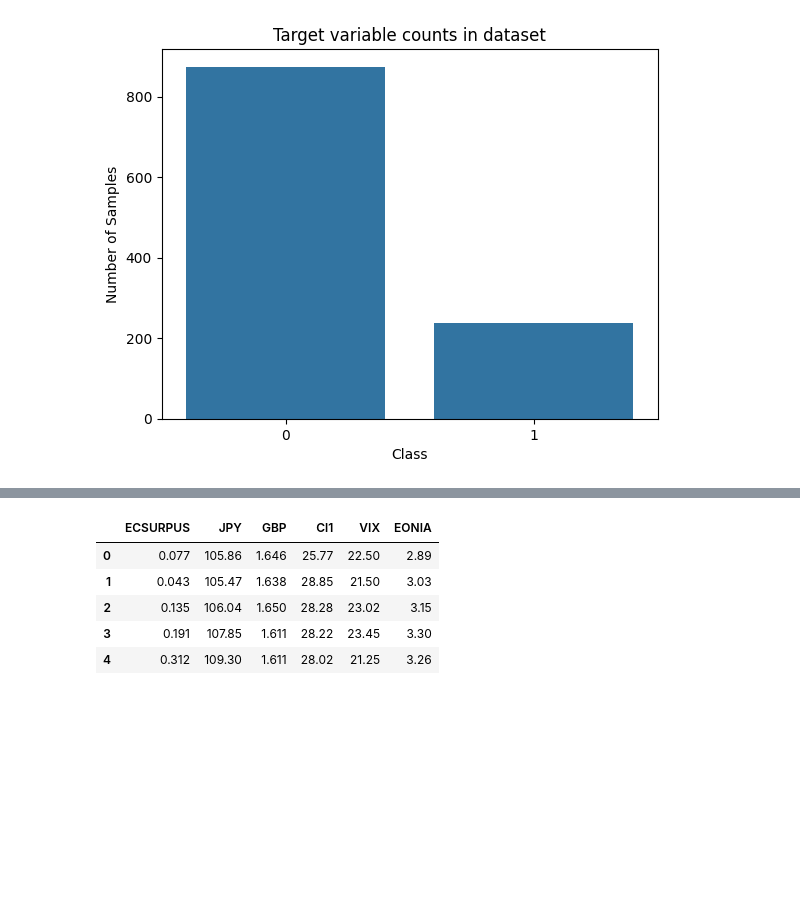
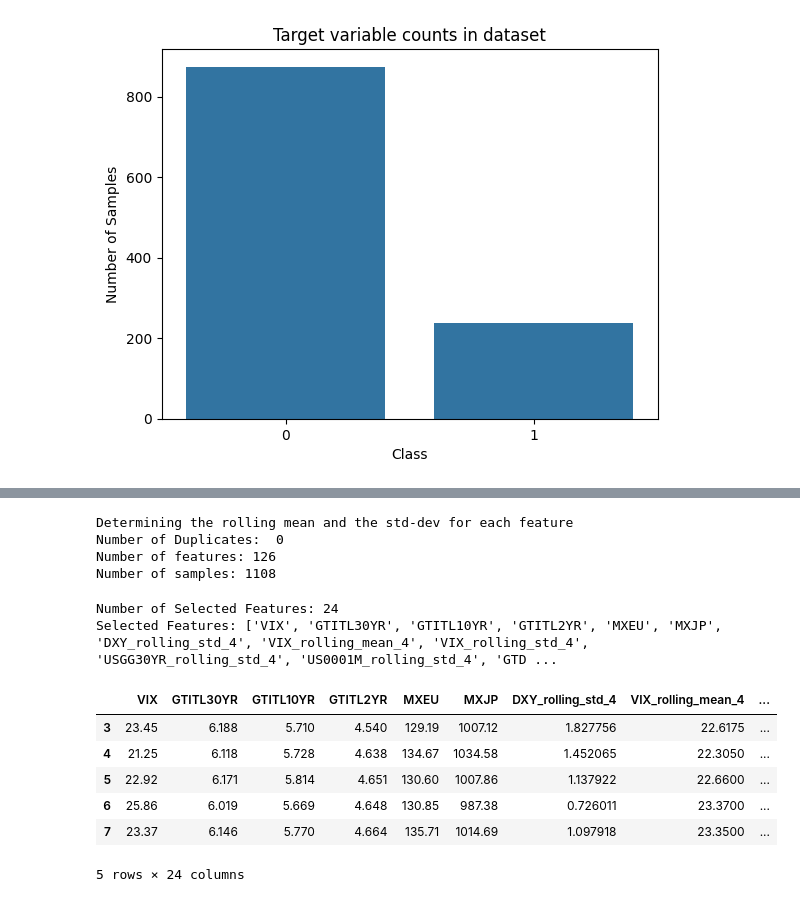
Before and after one commit to SKhan23-SWE/Market_Anomaly_Detection, a Jupyter notebook: market_analysis.ipynb, the cells around one changed output, grey strips where cells are left out. Cells and saved outputs as stored; diff of their text form; code cells hidden in the pictures; blank space fills up the shorter version.

```diff
--- a/market_analysis.ipynb
+++ b/market_analysis.ipynb
@@ -65,11 +147,61 @@ features.head()
+# %%
+# Given temporal data, I am including a rolling mean and std-dev
+window_size = 4
+
+print("Determining the rolling mean and the std-dev for each feature")
+for column in df.columns[2:]:
+  df[f'{column}_rolling_mean_{window_size}'] = df.rolling(window=window_size)[column].mean()
+  df[f'{column}_rolling_std_{window_size}'] = df.rolling(window=window_size)[column].std()
+
+print('Number of Duplicates: ', df.duplicated().sum())
+df = df.dropna()
+
+num_features = df.shape[1] - 2
+num_samples = df.shape[0]
+print(f'Number of features: {num_features}')
+print(f'Number of samples: {num_samples}')
+# %% [output]
+Determining the rolling mean and the std-dev for each feature
+Number of Duplicates:  0
+Number of features: 126
+Number of samples: 1108
+# %%
+import numpy as np
+from scipy import stats
+
+X = df.drop(columns=['Y', 'Data'])
+anomaly_status = df['Y']
+
+anova_scores = {}
+for feature in X.columns:
+  group1 = X[feature][anomaly_status == 0]
+  group2 = X[feature][anomaly_status == 1]
+  f_value, p_value = stats.f_oneway(group1, group2)
+  anova_scores[feature] = (p_value, f_value)
+  # print(f'Feature: {feature}, F-Value: {f_value}, P-Value: {p_value}')
+
+# f_values = [f_value for feature, (_, f_value) in anova_scores.items()]
+# p_values = [p_value for feature, (p_value, _) in anova_scores.items()]
+# print(np.mean(f_values))
+# print(np.mean(p_values))
+selected_features = [feature for feature, (p_value, f_value) in anova_scores.items() if ((p_value < 0.005) and (f_value > 55))]
+
+
+print("Number of Selected Features:", len(selected_features))
+print("Selected Features:", selected_features)
+# %% [output]
+Number of Selected Features: 24
+Selected Features: ['VIX', 'GTITL30YR', 'GTITL10YR', 'GTITL2YR', 'MXEU', 'MXJP', 'DXY_rolling_std_4', 'VIX_rolling_mean_4', 'VIX_rolling_std_4', 'USGG30YR_rolling_std_4', 'US0001M_rolling_std_4', 'GTD ...
 # %%
 from sklearn.model_selection import train_test_split
-X_train, X_val, Y_train, Y_val = train_test_split(features, crash_status, random_state=42, test_size=0.3, shuffle=False)
+imp_categories = X[selected_features]
+X_train, X_test, y_train, y_test = train_test_split(imp_categories, anomaly_status, random_state=42, test_size=0.2, shuffle=False)
 X_train.head()
 # %% [output]
-|  | ECSURPUS | JPY | GBP | Cl1 | VIX | EONIA |
-| 0 | 0.077 | 105.86 | 1.646 | 25.77 | 22.50 | 2.89 |
-| 1 | 0.043 | 105.47 | 1.638 | 28.85 | 21.50 | 3.03 |
-| 2 | 0.135 | 106.04 | 1.650 | 28.28 | 23.02 | 3.15 |
-| 3 | 0.191 | 107.85 | 1.611 | 28.22 | 23.45 | 3.30 |
-| 4 | 0.312 | 109.30 | 1.611 | 28.02 | 21.25 | 3.26 |
+|  | VIX | GTITL30YR | GTITL10YR | GTITL2YR | MXEU | MXJP | DXY_rolling_std_4 | VIX_rolling_mean_4 | ... |
+| 3 | 23.45 | 6.188 | 5.710 | 4.540 | 129.19 | 1007.12 | 1.827756 | 22.6175 | ... |
+| 4 | 21.25 | 6.118 | 5.728 | 4.638 | 134.67 | 1034.58 | 1.452065 | 22.3050 | ... |
+| 5 | 22.92 | 6.171 | 5.814 | 4.651 | 130.60 | 1007.86 | 1.137922 | 22.6600 | ... |
+| 6 | 25.86 | 6.019 | 5.669 | 4.648 | 130.85 | 987.38 | 0.726011 | 23.3700 | ... |
+| 7 | 23.37 | 6.146 | 5.770 | 4.664 | 135.71 | 1014.69 | 1.097918 | 23.3500 | ... |
+5 rows × 24 columns
```
Also changed, not shown: parts of 23 cells of this notebook.
